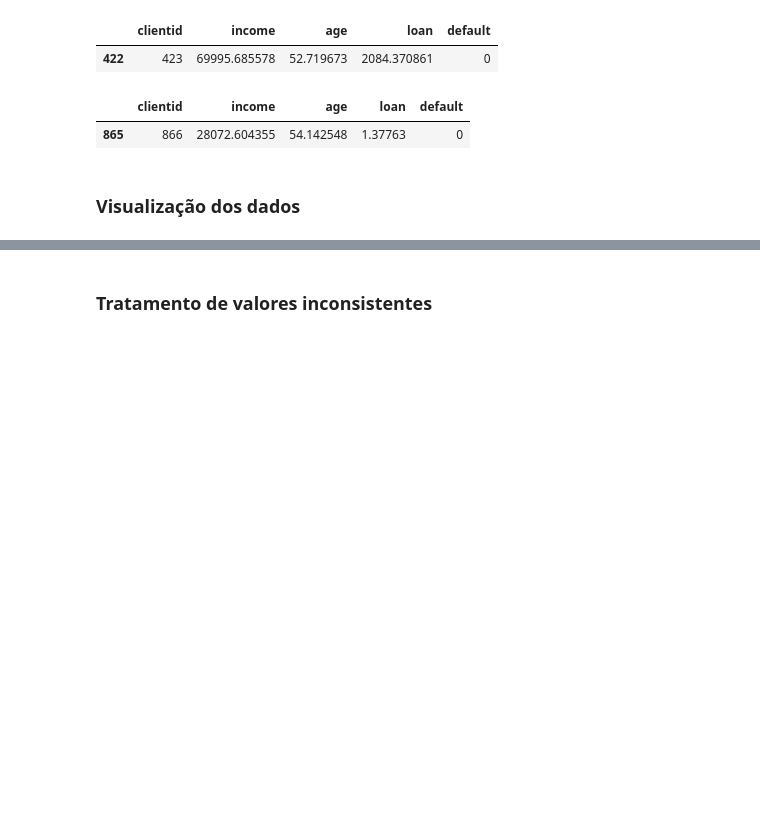
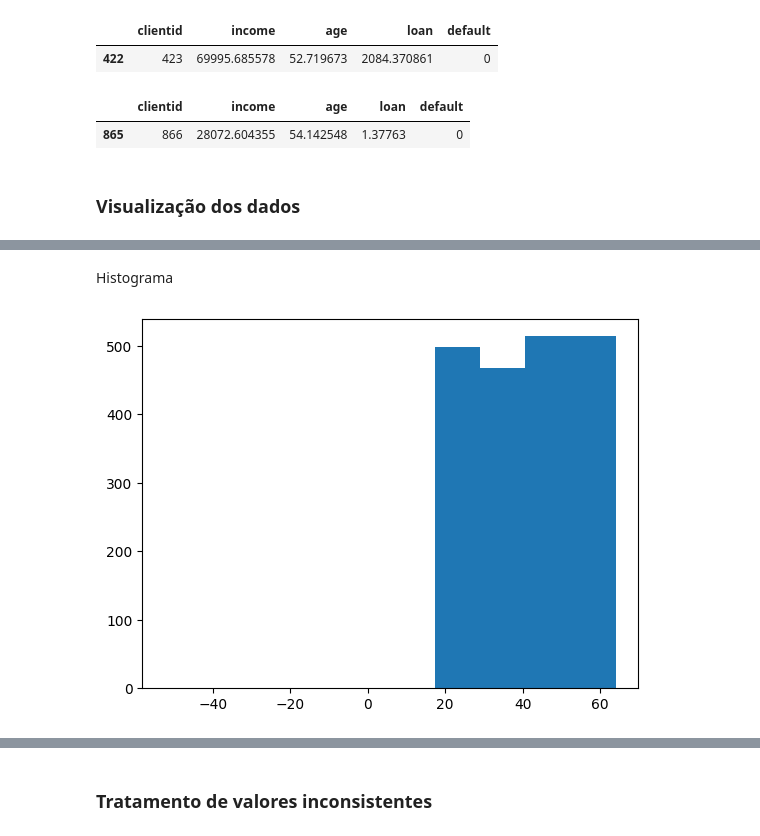
Before and after one commit to maykends/-Data_science_studies, a Jupyter notebook: Machine_Learning_e_Data_Science_com_Python_de_A_à_Z_Classificação.ipynb, the cells around one changed output, grey strips where cells are left out. Drawn from its saved outputs; the diff is of its cells as text; code cells hidden in the pictures; blank space fills up the shorter version.

```diff
--- a/Machine_Learning_e_Data_Science_com_Python_de_A_à_Z_Classificação.ipynb
+++ b/Machine_Learning_e_Data_Science_com_Python_de_A_à_Z_Classificação.ipynb
@@ -153,0 +170,6 @@ base_credit[base_credit['loan'] <= 1.377630]
+# %% [markdown]
+Histograma
+# %%
+plt.hist( x = base_credit['age']); # Separando dos dados em intervalos de idade
+# %% [output]
+[figure, added]
```
Also changed, not shown: parts of 11 cells of this notebook.
